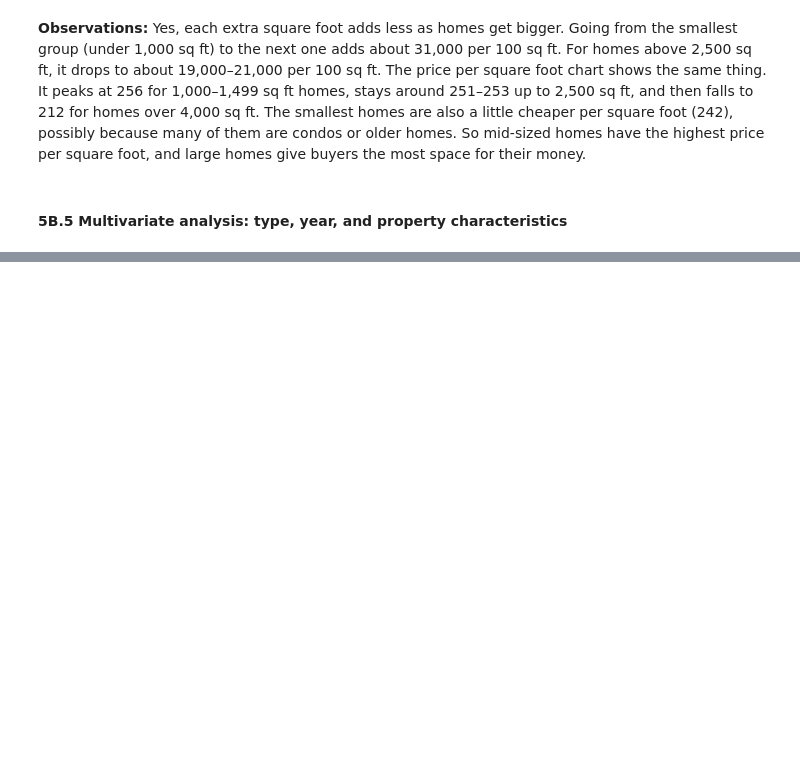
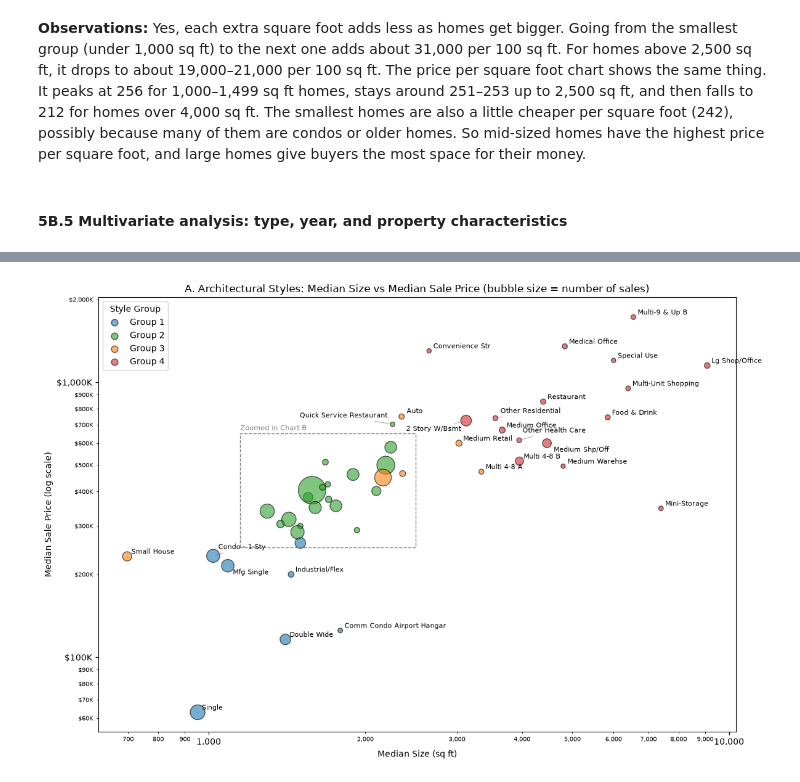
Before and after one commit to Dan2411/Mesa-County-Real-Estate-EDA, a Jupyter notebook: Team6_Midterm_Project.ipynb, the cells around one changed output, grey strips where cells are left out. Drawn from its saved outputs; the diff is of its cells as text; code cells hidden in the pictures; blank space fills up the shorter version.

```diff
--- a/Team6_Midterm_Project.ipynb
+++ b/Team6_Midterm_Project.ipynb
@@ -834,0 +1180,92 @@ plt.show()
+# %%
+import seaborn as sns
+from matplotlib.patches import Rectangle
+from matplotlib.ticker import FuncFormatter
+
+group_colors = {'Group 1': 'tab:blue', 'Group 2': 'tab:green',
+                'Group 3': 'tab:orange', 'Group 4': 'tab:red'}
+
+# The middle of the chart is crowded, so we draw it twice:
+# Chart A shows every style, Chart B zooms in on the crowded area
+zoom_x = (1150, 2500)        # heated sq ft range of the crowded area
+zoom_y = (250000, 650000)    # sale price range of the crowded area
+
+def in_zoom(row):
+    return (zoom_x[0] <= row['median_sqft'] <= zoom_x[1]) and (zoom_y[0] <= row['median_price'] <= zoom_y[1])
+
+def draw_bubbles(ax, size_scale):
+    for group, color in group_colors.items():
+        subset = style_profile[style_profile['style_group'] == group]
+        # Bubble size shows how many sales each style has
+        ax.scatter(subset['median_sqft'], subset['median_price'], s=subset['sales'] ** 0.5 * size_scale,
+                   color=color, alpha=0.6, edgecolors='black', label=group)
+    ax.set_xscale('log')
+    ax.set_yscale('log')
+    # Show plain numbers on the axes instead of scientific notation
+    ax.xaxis.set_major_formatter(FuncFormatter(lambda v, _: f'{v:,.0f}'))
+    ax.xaxis.set_minor_formatter(FuncFormatter(lambda v, _: f'{v:,.0f}'))
+    ax.yaxis.set_major_formatter(FuncFormatter(lambda v, _: f'${v / 1000:,.0f}K'))
+    ax.yaxis.set_minor_formatter(FuncFormatter(lambda v, _: f'${v / 1000:,.0f}K'))
+    ax.tick_params(axis='both', which='minor', labelsize=7)
+
+# A few labels are moved by hand so they do not overlap (points to the right/up of each bubble)
+label_offsets = {
+    '2 STORY W/BSMT': (-6, -12), 'OTHER RESIDENTIAL': (6, 6), 'OTHER HEALTH CARE': (4, 9),
+    'MEDIUM SHP/OFF': (8, -10), 'QUICK SERVICE RESTAURANT': (-6, 8), 'AUTO': (6, 4),
+    'CONDO - 1-Sty': (6, 8), 'MFG SINGLE': (6, -10),
+    'IRC/PREFAB': (-10, 6), 'COMM CONDO MED OFFICES': (10, -14), 'RANCH': (-25, 28),
+    'COMM CONDO OFFICES': (-10, 6), 'COMM CONDO RETAIL': (10, -14), 'RETAIL, OFFICE & SERVICES': (10, -12),
+}
+
+def label(ax, style, row, default, fontsize):
+    dx, dy = label_offsets.get(style, default)
+    ax.annotate(style.title(), (row['median_sqft'], row['median_price']),
+                textcoords='offset points', xytext=(dx, dy), fontsize=fontsize,
+                ha='left' if dx >= 0 else 'right',
+                arrowprops=dict(arrowstyle='-', color='gray', lw=0.5))
+
+# ---------- Chart A: all styles ----------
+fig, ax = plt.subplots(figsize=(12, 8))
+draw_bubbles(ax, 12)
+
+# Label only the styles outside the crowded area (those are labeled in Chart B)
+for style, row in style_profile.iterrows():
+    if not in_zoom(row):
+        label(ax, style, row, (5, 3), 8)
+
+# Dashed box showing the area that Chart B zooms into
+ax.add_patch(Rectangle((zoom_x[0], zoom_y[0]), zoom_x[1] - zoom_x[0], zoom_y[1] - zoom_y[0],
+                       fill=False, linestyle='--', edgecolor='gray'))
+ax.annotate('Zoomed in Chart B', (zoom_x[0], zoom_y[1]), textcoords='offset points',
+            xytext=(0, 4), fontsize=8, color='gray')
+
+ax.set_title('A. Architectural Styles: Median Size vs Median Sale Price (bubble size = number of sales)')
+ax.set_xlabel('Median Size (sq ft)')
+ax.set_ylabel('Median Sale Price (log scale)')
+legend = ax.legend(title='Style Group')
+for handle in legend.legend_handles:
+    handle.set_sizes([60])   # same dot size for every group in the legend
+plt.tight_layout()
+plt.show()
+
+# ---------- Chart B: zoom on the crowded area ----------
+fig, ax = plt.subplots(figsize=(13, 9))
+draw_bubbles(ax, 12)
+ax.set_xlim(zoom_x)
+ax.set_ylim(zoom_y)
+
+# Label every style in the zoomed area
+for style, row in style_profile.iterrows():
+    if in_zoom(row):
+        label(ax, style, row, (10, 5), 9)
+
+ax.set_title('B. Zoom on the Crowded Area (homes and small commercial buildings)')
+ax.set_xlabel('Median Size (sq ft)')
+ax.set_ylabel('Median Sale Price (log scale)')
+legend = ax.legend(title='Style Group', loc='upper left')
+for handle in legend.legend_handles:
+    handle.set_sizes([60])
+plt.tight_layout()
+plt.show()
+# %% [output]
+[figure, added]
```
Also changed, not shown: parts of 63 cells of this notebook.
